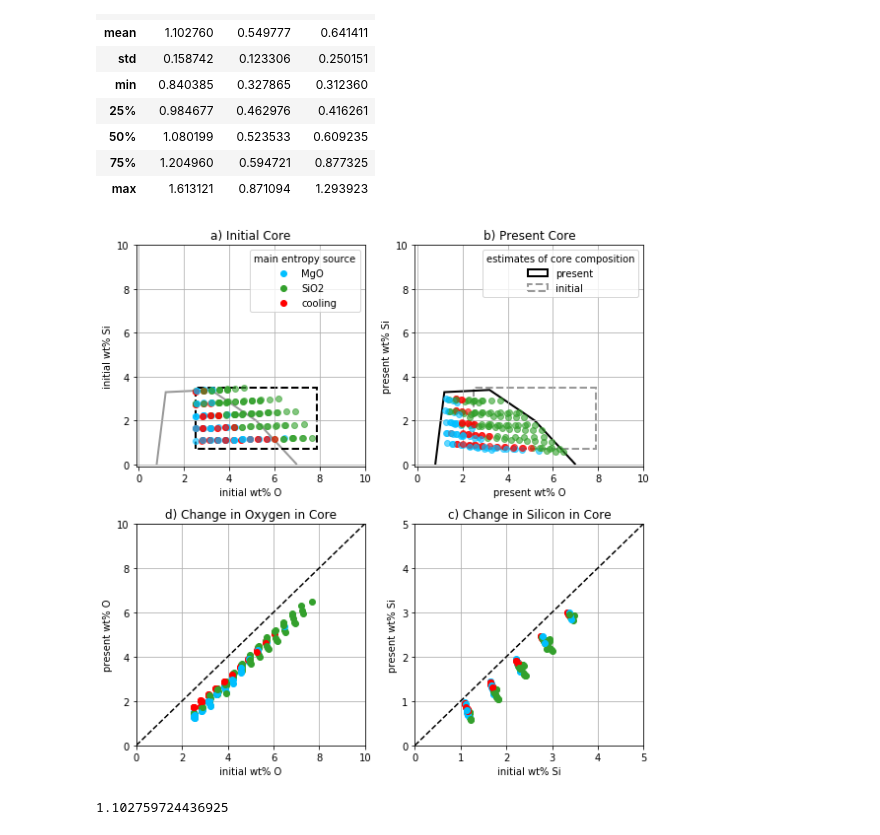
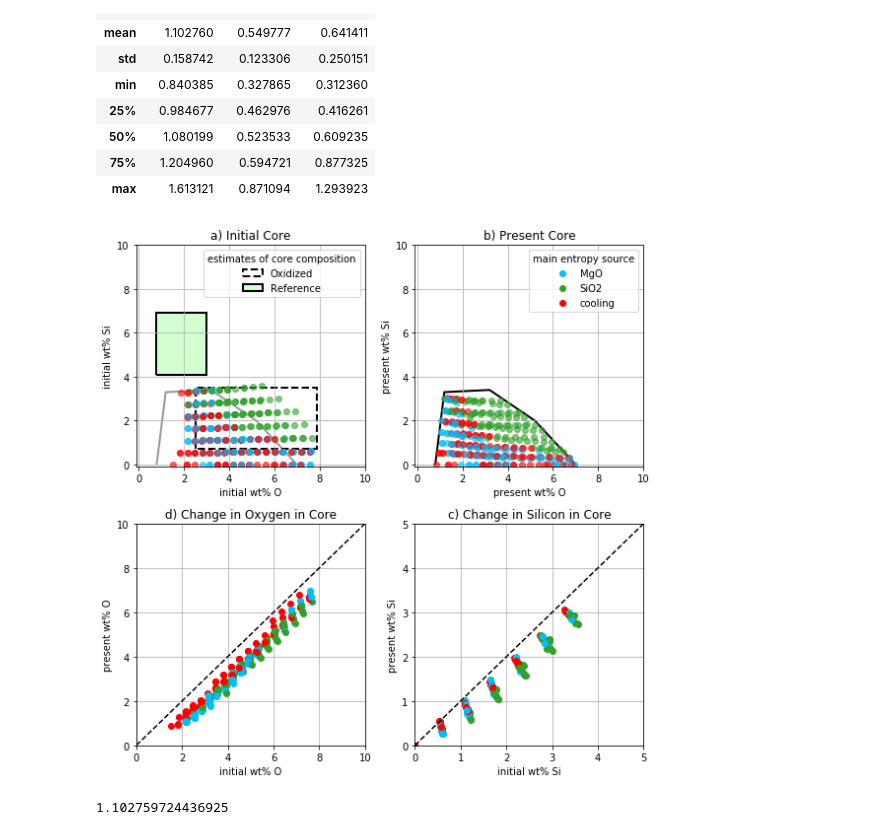
Before and after one commit to nknezek/MgSi-Exsolution, a Jupyter notebook: run explore space.ipynb, the cells around one changed output. Drawn from its saved outputs; the diff is of its cells as text; code cells hidden in the pictures.

```diff
--- a/run explore space.ipynb
+++ b/run explore space.ipynb
@@ -961,7 +961,7 @@ lpatchs = [ plt.plot([],[], marker='o', ls="", mec=None, color=get_color(cnames[
             label="{:s}".format(cnames[i]) )[0]  for i in range(len(cnames)) ]
 colors = maxE_color(df)
 for x,y,c in zip(df['E_ex_t'],df['dE_ic'],colors):
-    plt.semilogy(x,y*100,'.',color=c,alpha=0.2)
+    plt.semilogy(x,y*100,'.',color=c,alpha=1)
 plt.xlabel('average entropy from light-element precipitation (MW/K)')
 plt.ylabel('% increase in entropy')
 plt.title('% increase in entropy with inner-core nucleation')
@@ -1582,7 +1582,7 @@ for i,row in df.iterrows():
     df.loc[i,'in_FischerOxidizedInitial'] = FischerOxidizedPath.contains_point((row['wt_O_0'],row['wt_Si_0']))
 
 df = df[df['in_BadroSeismicPresent']==True]
-df = df[df['in_FischerOxidizedInitial']==True]
+# df = df[df['in_FischerOxidizedInitial']==True]
 
 
 ymax = 10
@@ -1603,12 +1603,14 @@ colors = maxE_color(df)
 # colors= plt.cm.rainbow(cvals)
 patch = patches.PathPatch(BadroSeismicOSiPath, ls='-', lw=2., ec=(0,0,0,.4),fc=(1,1,1,0))
 ax.add_patch(patch)
-patch = patches.PathPatch(FischerOxidizedPath, ls='--', lw=2., ec=(0,0,0,1),fc=(1,1,1,0))
+patch = patches.PathPatch(FischerOxidizedPath, ls='--', lw=2., ec=(0,0,0,1),fc=(1,1,1,0),label='Oxidized')
 ax.add_patch(patch)
 # patch = patches.PathPatch(FischerReducedPath, lw=2., facecolor='blue', alpha=.2,label='Reduced')
 # ax.add_patch(patch)
-# patch = patches.PathPatch(FischerReferencePath, lw=2., facecolor='green', alpha=.2,label='Referece')
-# ax.add_patch(patch)
+patch = patches.PathPatch(FischerReferencePath, lw=2., ec=(0,0,0,1), fc=(.1,1,.1,.2),label='Reference')
+ax.add_patch(patch)
+plt.legend(title='estimates of core composition')
+
 for x,y,c in zip(df[xvar],df[yvar],colors):
     plt.plot(x,y,'o',color=c,alpha=alpha)
 # plt.plot([0,10],[0,10],'k--')
@@ -1618,10 +1620,7 @@ plt.title('a) Initial Core')
 plt.ylim(-.1,ymax)
 plt.xlim(-.1,10)
 plt.grid()
-cnl = np.array([cnames.index(v)/3 for v in cnames])
-lpatchs = [ plt.plot([],[], marker='o', ls="", mec=None, color=get_color(cnames[i]),
-            label="{:s}".format(cnames[i]) )[0]  for i in range(len(cnames)) ]
-plt.legend(handles=lpatchs[1:], title='main entropy source')
+
 
 ax = plt.subplot(222)
 xvar = 'wt_O_p'
@@ -1630,12 +1629,16 @@ yvar = 'wt_Si_p'
 # colors= plt.cm.rainbow(cvals)
 patch = patches.PathPatch(BadroSeismicOSiPath, ls='-', lw=2., ec=(0,0,0,1),fc=(1,1,1,0), label='present')
 ax.add_patch(patch)
-patch = patches.PathPatch(FischerOxidizedPath, ls='--', lw=2., ec=(0,0,0,.4),fc=(1,1,1,0), label='initial')
-ax.add_patch(patch)
+# patch = patches.PathPatch(FischerOxidizedPath, ls='--', lw=2., ec=(0,0,0,.4),fc=(1,1,1,0), label='initial')
+# ax.add_patch(patch)
 # patch = patches.PathPatch(FischerReducedPath, lw=2., facecolor='blue', alpha=.2,label='Reduced Initial State')
 # ax.add_patch(patch)
 # patch = patches.PathPatch(FischerReferencePath, lw=2., facecolor='green', alpha=.2,label='Referece Initial State')
 # ax.add_patch(patch)
+cnl = np.array([cnames.index(v)/3 for v in cnames])
+lpatchs = [ plt.plot([],[], marker='o', ls="", mec=None, color=get_color(cnames[i]),
+            label="{:s}".format(cnames[i]) )[0]  for i in range(len(cnames)) ]
+plt.legend(handles=lpatchs[1:], title='main entropy source')
 
 for x,y,c in zip(df[xvar],df[yvar],colors):
     plt.plot(x,y,'o',color=c,alpha=alpha)
@@ -1645,41 +1648,40 @@ plt.ylabel('present wt% Si')
 plt.title('b) Present Core')
 plt.ylim(-.1,ymax)
 plt.xlim(-.1,10)
-plt.legend(title='estimates of core composition')
 plt.grid()
 
 
 plt.subplot(223)
 xvar = 'wt_O_0'
 yvar = 'wt_O_p'
 for x,y,c in zip(df[xvar],df[yvar],colors):
     plt.plot(x,y,'o',color=c)
 plt.plot([0,10],[0,10],'k--')
 plt.xlabel('initial wt% O')
 plt.ylabel('present wt% O')
 plt.title('d) Change in Oxygen in Core')
 plt.ylim(0,10)
 plt.xlim(0,10)
 plt.grid()
 
 
 plt.subplot(224)
 xvar = 'wt_Si_0'
 yvar = 'wt_Si_p'
 for x,y,c in zip(df[xvar],df[yvar],colors):
     plt.plot(x,y,'o',color=c)
 plt.plot([0,10],[0,10],'k--')
 plt.xlabel('initial wt% Si')
 plt.ylabel('present wt% Si')
 plt.title('c) Change in Silicon in Core')
 plt.ylim(0,5)
 plt.xlim(0,5)
 plt.grid()
 
 plt.tight_layout()
 plt.savefig('Core_composition_initfinal_4panel_Oxidized_Fischer2015.pdf')
 # %% [output]
-[figure, old version]
+[figure, new version]
 # %%
 np.mean(df['wt_O_0']-df['wt_O_p'])
 # %% [output]
```
Also changed, not shown: parts of 1 cell of this notebook, 1 other file.
